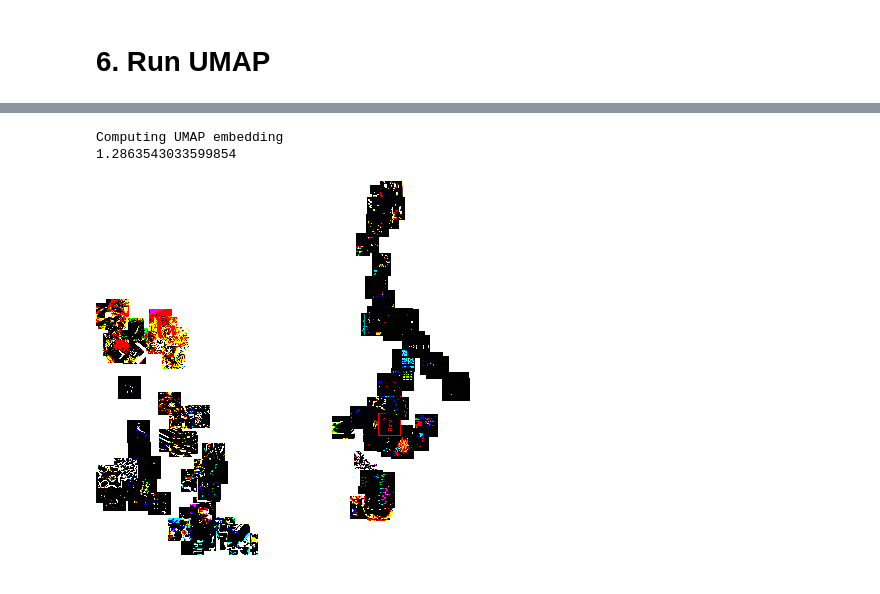
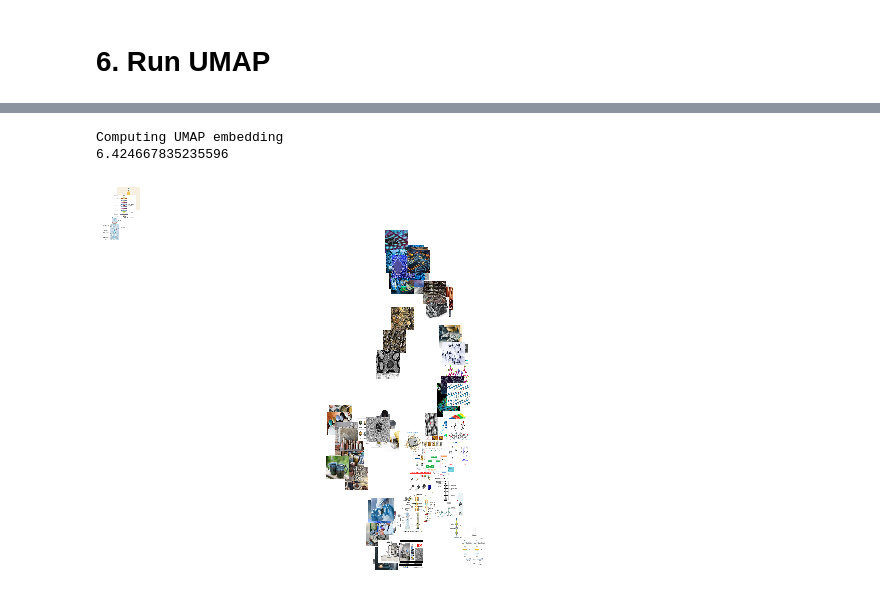
Before and after one commit to m3-learning/Recursive_Symmetry_Aware_Materials_Microstructure_Explorer, a Jupyter notebook: UMAP_032321.ipynb, the cells around one changed output, grey strips where cells are left out. Drawn from its saved outputs; the diff is of its cells as text; code cells hidden in the pictures.

```diff
--- a/UMAP_032321.ipynb
+++ b/UMAP_032321.ipynb
@@ -140,8 +122,9 @@ path = './downloads/'
 images, dir_jpg, name_all, dir_name = image_collection(path)
 # %%
 class image_dataset(Dataset):
+
     'Characterizes a dataset for PyTorch'
-    def __init__(self, images, transform=None):
+    def __init__(self, images, transform=None, viz=None):
         'Initialization'
         self.images = images
         self.transform = transform
@@ -155,7 +138,18 @@ class image_dataset(Dataset):
 
         if self.transform:
             image = self.transform(image)
+
         return image
+
+    def __getitemviz__(self, index):
+        'Generates one sample of data'
+        # Select sample
+        image = self.images[index].convert('RGB')
+
+        image = viz_trans(image)
+
+        return image
+
 
 # way to deal with gray images.
 transform = transforms.Compose([
@@ -164,7 +158,15 @@ transform = transforms.Compose([
             transforms.ToTensor(),
             transforms.Normalize(mean=[0.485, 0.456, 0.406], std=[0.229, 0.224, 0.225]),
             ])
+
+# way to deal with gray images.
+viz_trans = transforms.Compose([
+            #transforms.ToPILImage(),
+            transforms.Resize((224,224)),
+            transforms.ToTensor(),
+            #transforms.Normalize(mean=[0.485, 0.456, 0.406], std=[0.229, 0.224, 0.225]),
+            ])
 # %%
 batch_size = 5
-cropped_dataset = image_dataset(images=images, transform=transform)
+cropped_dataset = image_dataset(images=images, transform=transform, viz=viz_trans)
 train_dl = DataLoader(cropped_dataset, batch_size, shuffle=False, num_workers=0, pin_memory=True)
@@ -305,11 +223,9 @@ Using cache found in /home/bellefonte/.cache/torch/hub/pytorch_vision_v0.6.0
 # %% [markdown]
 ## 5. Plot UMAP
 # %%
-#PLotting method
+#Plotting method
 
-from matplotlib import offsetbox
-from matplotlib.offsetbox import OffsetImage, AnnotationBbox
-import random
+
 
 def imscatter(x, y, images, number_images_shown, ax=None, zoom=1.0 ):
         if ax is None:
@@ -330,8 +246,7 @@ def imscatter(x, y, images, number_images_shown, ax=None, zoom=1.0 ):
             y1.append(y[i])
 
         for x0, y0, img0 in zip (x1, y1, shown_images):
-#             im = OffsetImage(img0[:,:,:].astype(np.uint8), zoom=zoom)
-            im = OffsetImage(img0[:,:,:].astype(np.uint8), zoom=zoom)
+            im = OffsetImage(np.fliplr(np.rot90(img0[:,:,:],k=3)).astype(np.uint8), zoom=zoom)
             ab = AnnotationBbox(im, (x0, y0), xycoords='data', frameon=False, pad=0)
             artists.append(ax.add_artist(ab))
         ax.update_datalim(np.column_stack([x, y]))
@@ -370,7 +285,7 @@ def plot_embedding(X, number_images_shown, size, imgs):
 
 images =[]
 for i in range(len(cropped_dataset)):
-    images.append(torch.transpose(cropped_dataset.__getitem__(i),0,2).detach().numpy())
+    images.append(torch.transpose(cropped_dataset.__getitemviz__(i),0,2).detach().numpy())
 
 images = np.array(images)
 # %%
@@ -380,6 +309,6 @@ np.save('Data_activations.npy',test_vgg) #save activations
 # %%
 # Calcualte UMAP activations
-import umap
+import umap.umap_ as umap
 import time
 
 start = time.time()
@@ -395,11 +324,11 @@ stop = time.time() #end the timer
 print(stop-start)
 # %% [output]
 Computing UMAP embedding
-1.2863543033599854
+6.424667835235596
 # %%
 # Plot UMAP
-plot_embedding(X_umap, 100, 5, images)
+plot_embedding(X_umap, 100, 5, images*255)
 # %% [output]
-[figure, old version]
+[figure, new version]
 # %%
 np.save('Data_umap.npy',X_umap) #save UMAP activations
```
Also changed, not shown: parts of 17 cells of this notebook, 1 other file.
